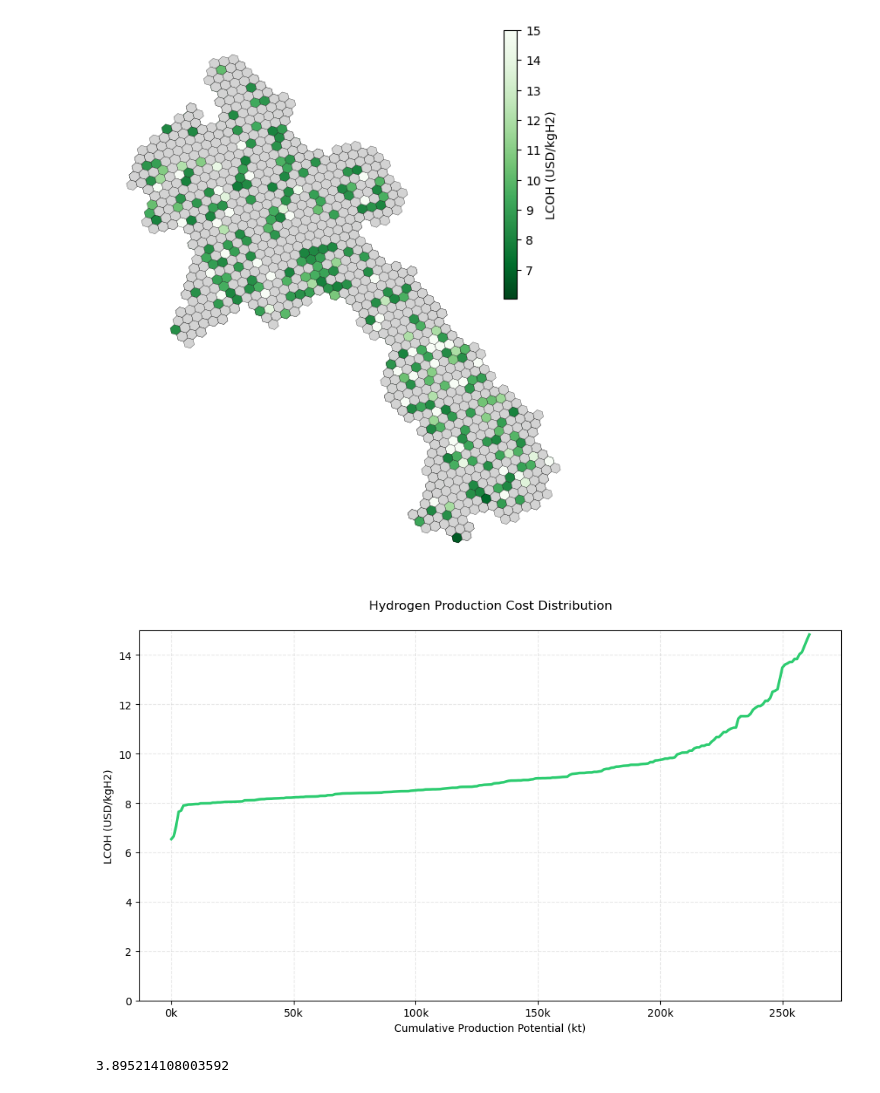
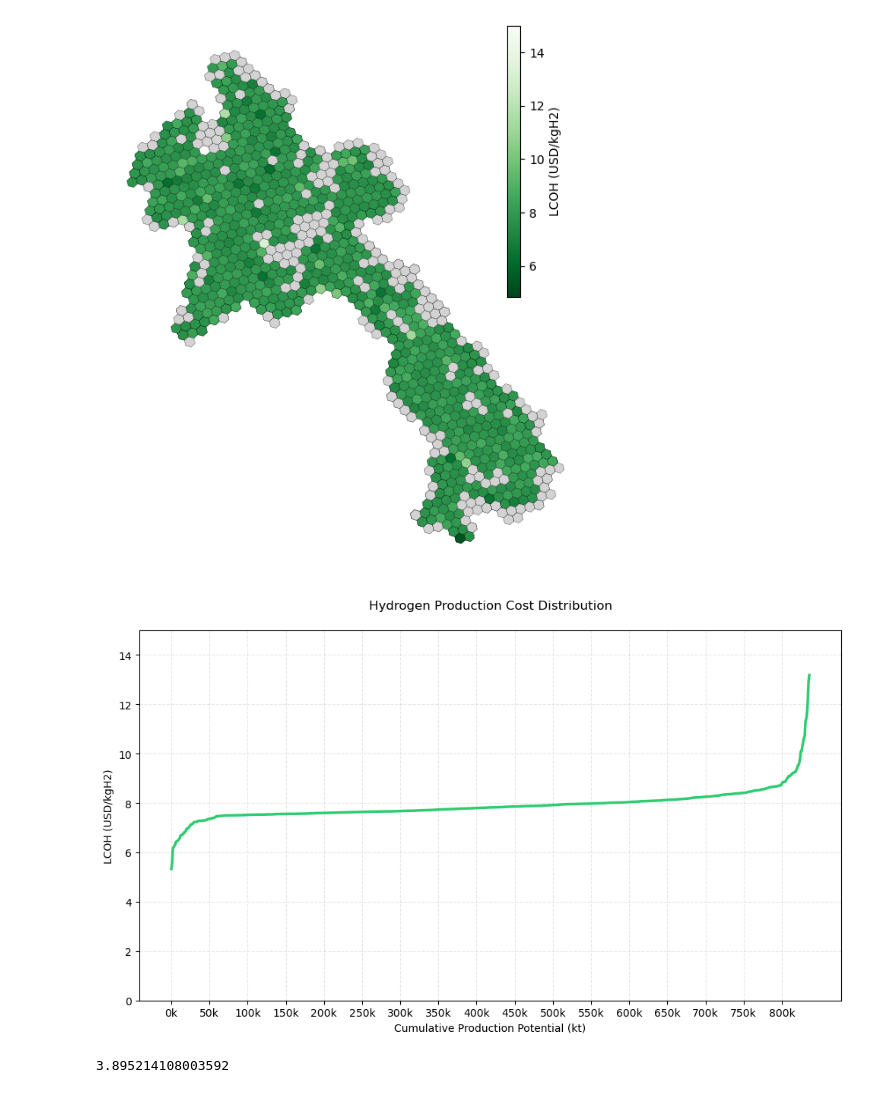
Before and after one commit to lukasschirren/GeoH2-Laos, a Jupyter notebook: 4visualisation.ipynb, the cells around one changed output. Drawn from its saved outputs; the diff is of its cells as text; code cells hidden in the pictures.

Commit message:
Finished visualisation of scenarios

```diff
--- a/4visualisation.ipynb
+++ b/4visualisation.ipynb
@@ -10,26 +10,26 @@ from matplotlib.font_manager import FontProperties
 # %%
 hydro_year = "atlite" # wet dry atlite
 scenario_year = "30" # 25 30
-electrolyser_type = "alk" # ALK PEM
+electrolyser_type = "PEM" # ALK PEM
 
-gdf_data = gpd.read_file(f'Resources\\net_generation\\Scenario_{hydro_year}_{electrolyser_type}_{scenario_year}\\hex_cost_components.geojson')
-# gdf_data = gpd.read_file(f'Resources\\Scenario_{hydro_year}_{electrolyser_type}_{scenario_year}\\hex_cost_components.geojson')
+# gdf_data = gpd.read_file(f'Resources\\net_generation\\Scenario_{hydro_year}_{electrolyser_type}_{scenario_year}\\hex_cost_components.geojson')
+gdf_data = gpd.read_file(f'Resources\\Scenario_{hydro_year}_{electrolyser_type}_{scenario_year}\\hex_cost_components.geojson')
 
 generate_waterfall_chart(gdf_data, 'trucking')
 
 vmin = gdf_data["Vientiane trucking production cost"].min() - 0.5
 plot_full_cost_map(
     gdf_data, 'Vientiane', 'Vientiane trucking production cost',
     r'Resources\Scenario_dry_ALK_25\Visualisation\visualisation_lowest_cost.png',
     vmin=vmin, vmax=vmax
 )
 
 plot_cost_distribution(gdf_data,
                        'Vientiane trucking production cost',
                        'cost_distribution.png', 15)
 # %% [output]
-[figure, old version]
+[figure, new version]
-[figure, old version]
+[figure, new version]
 # %%
 gdf_data["Vientiane trucking production cost"].min()
 # %% [output]
```
Also changed, not shown: 23 other files.
